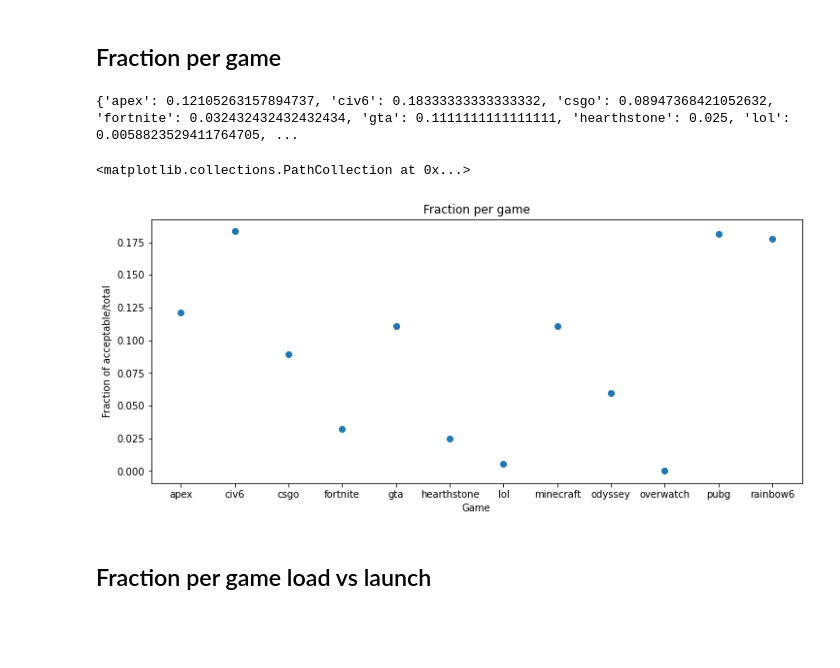
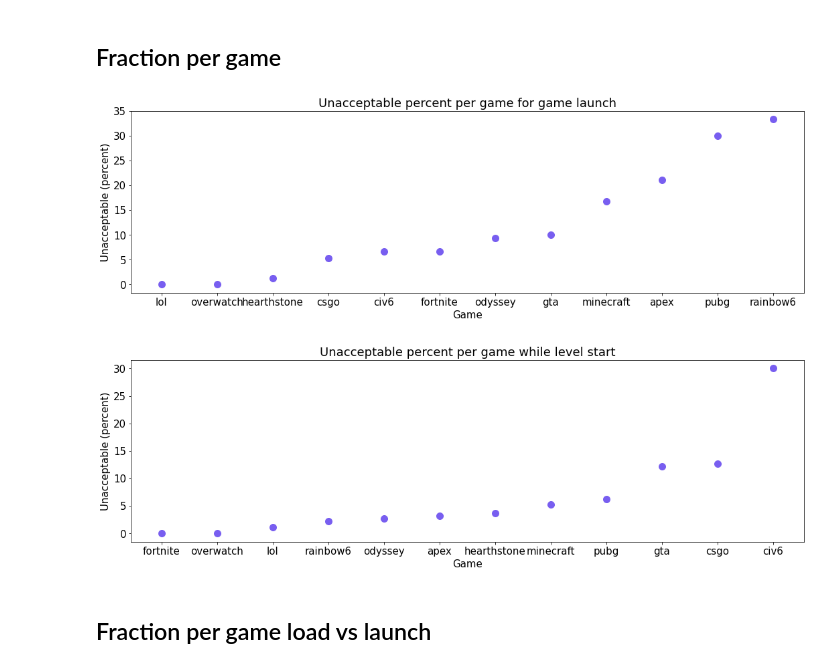
Before and after one commit to fedeit/User-Study-Game-Performance-Analysis-ISU, a Jupyter notebook: notebooks/Analysis.ipynb, the cells around one changed output. Cells and saved outputs as stored; diff of their text form; code cells hidden in the pictures; blank space fills up the shorter version.

```diff
--- a/notebooks/Analysis.ipynb
+++ b/notebooks/Analysis.ipynb
@@ -2,6 +2,15 @@
 ## Compute overall fraction of acceptable / unacceptable
 # %%
 import pandas as pd
-df = pd.read_csv('../data/interim/data.csv')
+import matplotlib.pyplot as plt
+import numpy as np
+from sklearn.metrics import r2_score
+
+df = pd.read_csv('../data/interim/user-data.csv')
+df['ones'] = 1
+df = df.rename(columns={"Acceptable": "Unacceptable"})
+
+# game launch and level start
+colors = ['#648FFF', '#785EF0', '#DC267F', '#FE6100', '#FFB000']
 # %%
 metrics = {
@@ -12,4 +21,11 @@ metrics = {
 print(metrics)
 # %% [output]
 {'acceptable': 1920, 'unacceptable': 195}
+# %%
+FONT_SIZE = 15
+font = {'family' : 'normal',
+        'weight' : 'normal',
+        'size'   : FONT_SIZE}
+
+plt.rc('font', **font)
 # %% [markdown]
@@ -39,26 +149,43 @@ plt.scatter(x, y)
 # %% [markdown]
 ## Fraction per game
-# %%
-total = df.groupby(['Game']).size()
-acceptable = df.groupby(['Game'])['Acceptable'].sum()
-metrics3 = {}
-for game, total in total.items():
-    metrics3[game] = acceptable[game] / total
-print(metrics3)
-# %% [output]
-{'apex': 0.12105263157894737, 'civ6': 0.18333333333333332, 'csgo': 0.08947368421052632, 'fortnite': 0.032432432432432434, 'gta': 0.1111111111111111, 'hearthstone': 0.025, 'lol': 0.0058823529411764705, ...
 # %%
-import matplotlib.pyplot as plt
-plt.figure(figsize=(12, 5))
-x = metrics3.keys()
-y = metrics3.values()
+reduced = df[df['Type'] == 'load']
+reduced = reduced.groupby(['Game'])[['Unacceptable', 'ones']].sum()
+reduced['Unacceptable %'] = reduced['Unacceptable'] / reduced['ones'] * 100
+reduced = reduced.sort_values(by=['Unacceptable %'])
+
+title = 'Unacceptable percent per game for game launch'
+
+plt.figure(figsize=(18, 5))
+x = reduced.index
+y = reduced['Unacceptable %']
 plt.xlabel('Game')
-plt.ylabel('Fraction of acceptable/total')
-plt.title('Fraction per game')
-plt.scatter(x, y)
+plt.ylabel('Unacceptable (percent)')
+plt.title(title)
+plt.scatter(x, y, s=100, c=colors[1])
+plt.savefig(title + '.png')
+plt.show()
 # %% [output]
-<matplotlib.collections.PathCollection at 0x...>
-[figure, old version]
+[figure, new version]
+# %%
+reduced = df[df['Type'] == 'level']
+reduced = reduced.groupby(['Game'])[['Unacceptable', 'ones']].sum()
+reduced['Unacceptable %'] = reduced['Unacceptable'] / reduced['ones'] * 100
+reduced = reduced.sort_values(by=['Unacceptable %'])
+
+title = 'Unacceptable percent per game while level start'
+
+plt.figure(figsize=(18, 5))
+x = reduced.index
+y = reduced['Unacceptable %']
+plt.xlabel('Game')
+plt.ylabel('Unacceptable (percent)')
+plt.title(title)
+plt.scatter(x, y, s=100, c=colors[1])
+plt.savefig(title + '.png')
+plt.show()
+# %% [output]
+[figure, added]
 # %% [markdown]
 ## Fraction per game load vs launch
 # %%
```
Also changed, not shown: parts of 16 cells of this notebook.
